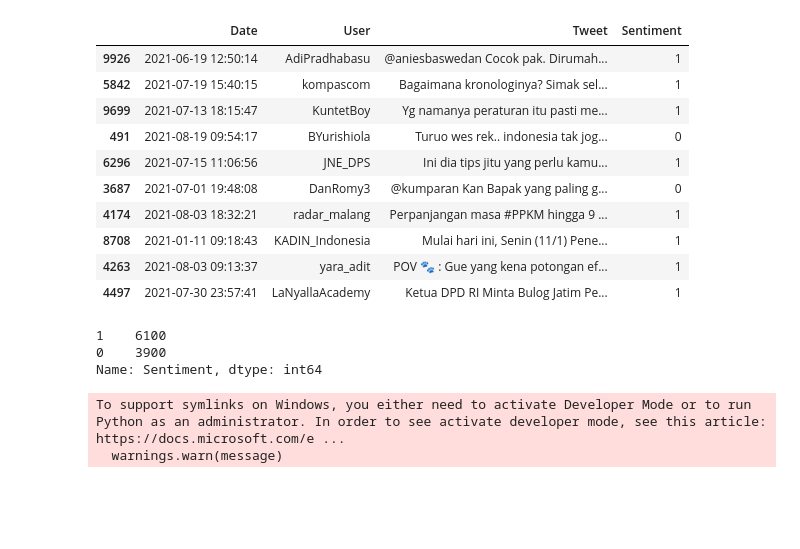
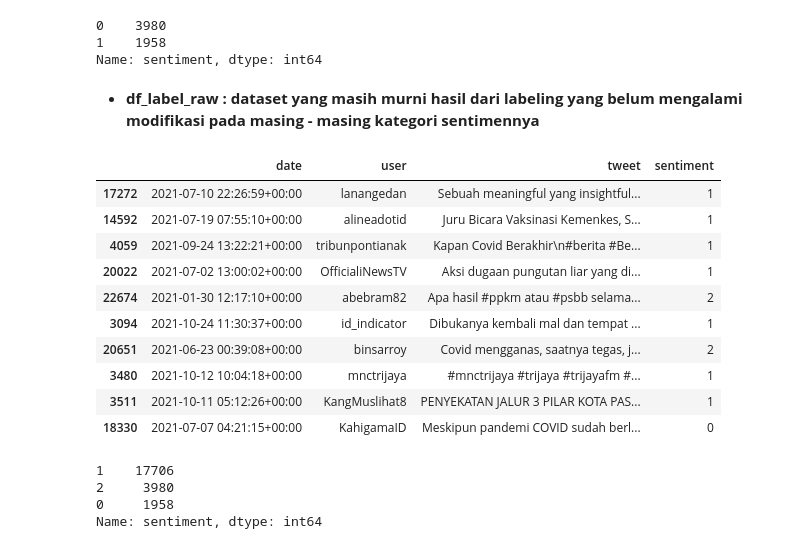
Before and after one commit to anggawidiarta/SentimentAnalysis-XGBoost, a Jupyter notebook: code/textaugmentation_data.ipynb, the cells around one changed output. Cells and saved outputs as stored; diff of their text form; code cells hidden in the pictures; blank space fills up the shorter version.

```diff
--- a/code/textaugmentation_data.ipynb
+++ b/code/textaugmentation_data.ipynb
@@ -2,0 +1,7 @@ import pandas as pd
+# %%
+import pandas as pd
+import warnings
+
+warnings.simplefilter("ignore")
+pd.set_option("display.max_columns", 500)
+pd.set_option("display.width", 1000)
@@ -3,33 +23,34 @@ import pandas as pd
+# %%
+df_label_fix['sentiment'].value_counts()
+# %% [output]
+0    3980
+1    1958
+Name: sentiment, dtype: int64
+# %% [markdown]
+- **df_label_raw    : dataset yang masih murni hasil dari labeling yang belum mengalami modifikasi pada masing - masing kategori sentimennya**
 # %%
-df = pd.read_csv("../dataset/INA_TweetsPPKM_Labeled_FIX.csv", sep="\t")
-df.sample(10)
+df_label_raw = pd.read_csv("../dataset/INA_Augmented_TextsPPKM_Labeled_Pure.csv", sep="\t")
+df_label_raw.columns = df_label_raw.columns.str.lower()
+df_label_raw.sample(10)
 # %% [output]
-|  | Date | User | Tweet | Sentiment |
-| 9926 | 2021-06-19 12:50:14 | AdiPradhabasu | @aniesbaswedan Cocok pak. Dirumah... | 1 |
-| 5842 | 2021-07-19 15:40:15 | kompascom | Bagaimana kronologinya? Simak sel... | 1 |
-| 9699 | 2021-07-13 18:15:47 | KuntetBoy | Yg namanya peraturan itu pasti me... | 1 |
-| 491 | 2021-08-19 09:54:17 | BYurishiola | Turuo wes rek.. indonesia tak jog... | 0 |
-| 6296 | 2021-07-15 11:06:56 | JNE_DPS | Ini dia tips jitu yang perlu kamu... | 1 |
-| 3687 | 2021-07-01 19:48:08 | DanRomy3 | @kumparan Kan Bapak yang paling g... | 0 |
-| 4174 | 2021-08-03 18:32:21 | radar_malang | Perpanjangan masa #PPKM hingga 9 ... | 1 |
-| 8708 | 2021-01-11 09:18:43 | KADIN_Indonesia | Mulai hari ini, Senin (11/1) Pene... | 1 |
-| 4263 | 2021-08-03 09:13:37 | yara_adit | POV 🐾 : Gue yang kena potongan ef... | 1 |
-| 4497 | 2021-07-30 23:57:41 | LaNyallaAcademy | Ketua DPD RI Minta Bulog Jatim Pe... | 1 |
+|  | date | user | tweet | sentiment |
+| 17272 | 2021-07-10 22:26:59+00:00 | lanangedan | Sebuah meaningful yang insightful... | 1 |
+| 14592 | 2021-07-19 07:55:10+00:00 | alineadotid | Juru Bicara Vaksinasi Kemenkes, S... | 1 |
+| 4059 | 2021-09-24 13:22:21+00:00 | tribunpontianak | Kapan Covid Berakhir\n#berita #Be... | 1 |
+| 20022 | 2021-07-02 13:00:02+00:00 | OfficialiNewsTV | Aksi dugaan pungutan liar yang di... | 1 |
+| 22674 | 2021-01-30 12:17:10+00:00 | abebram82 | Apa hasil #ppkm atau #psbb selama... | 2 |
+| 3094 | 2021-10-24 11:30:37+00:00 | id_indicator | Dibukanya kembali mal dan tempat ... | 1 |
+| 20651 | 2021-06-23 00:39:08+00:00 | binsarroy | Covid mengganas, saatnya tegas, j... | 2 |
+| 3480 | 2021-10-12 10:04:18+00:00 | mnctrijaya | #mnctrijaya #trijaya #trijayafm #... | 1 |
+| 3511 | 2021-10-11 05:12:26+00:00 | KangMuslihat8 | PENYEKATAN JALUR 3 PILAR KOTA PAS... | 1 |
+| 18330 | 2021-07-07 04:21:15+00:00 | KahigamaID | Meskipun pandemi COVID sudah berl... | 0 |
-# %%
-df['Sentiment'].value_counts()
-# %% [output]
-1    6100
-0    3900
-Name: Sentiment, dtype: int64
-# %%
-from transformers import AutoTokenizer, AutoModelForMaskedLM
-
-tokenizer = AutoTokenizer.from_pretrained("cahya/bert-base-indonesian-522M")
-
-model = AutoModelForMaskedLM.from_pretrained("cahya/bert-base-indonesian-522M")
-# %% [output]
-To support symlinks on Windows, you either need to activate Developer Mode or to run Python as an administrator. In order to see activate developer mode, see this article: https://docs.microsoft.com/e ...
-  warnings.warn(message)
+# %%
+df_label_raw['sentiment'].value_counts()
+# %% [output]
+1    17706
+2     3980
+0     1958
+Name: sentiment, dtype: int64
 # %%
 import pandas as pd
 import nlpaug.augmenter.word as naw
```
Also changed, not shown: parts of 10 cells of this notebook, 2 other files.
